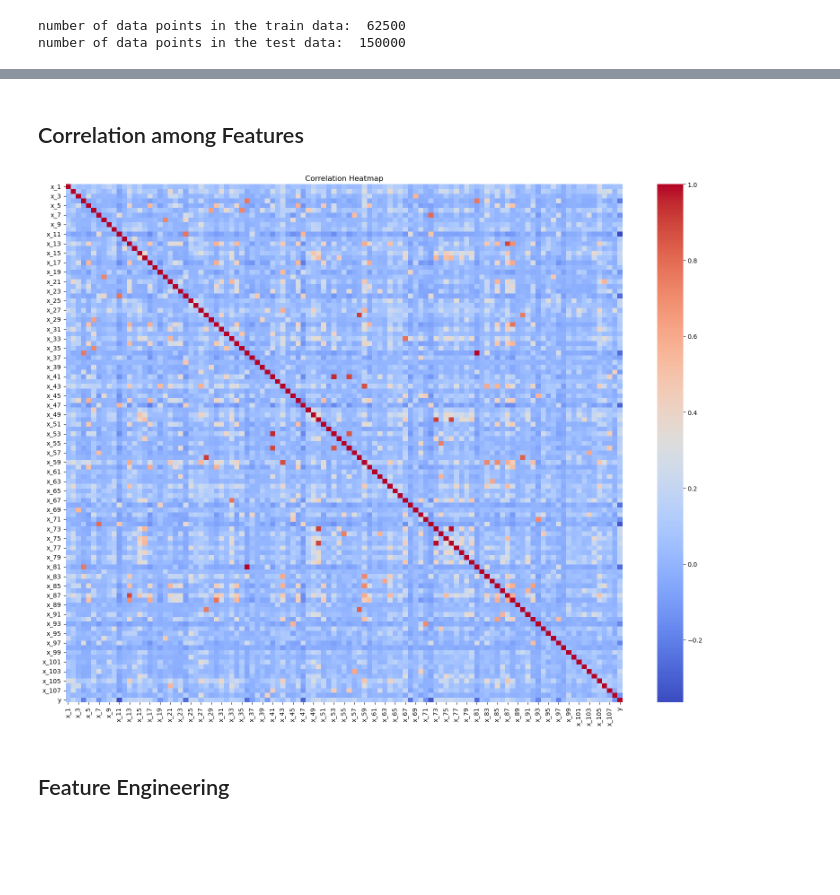
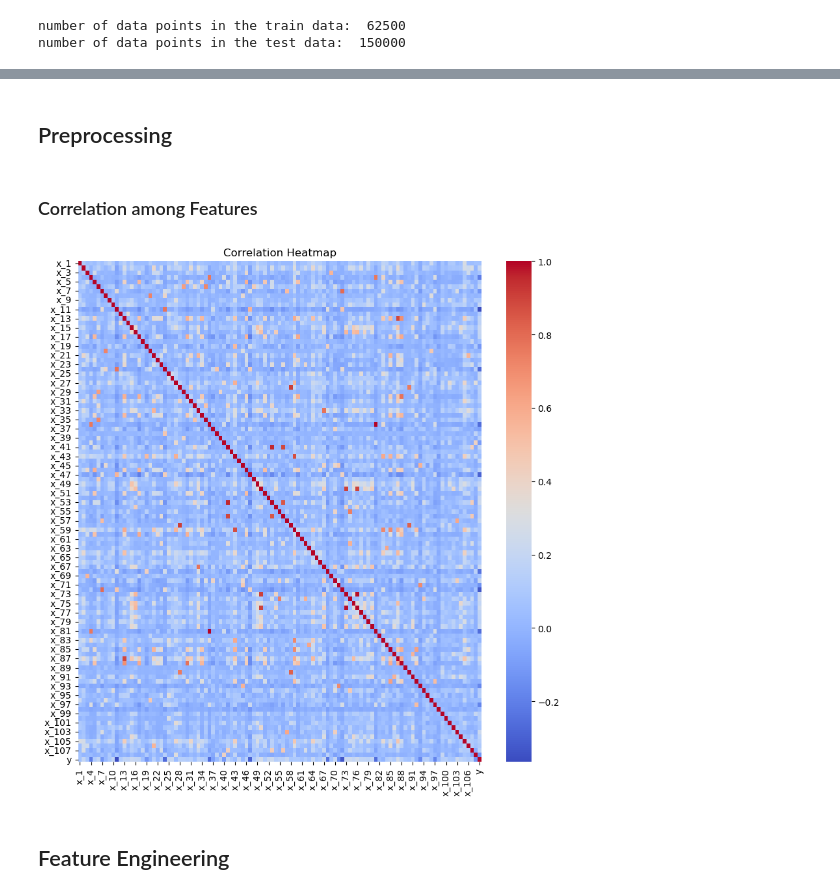
Before and after one commit to stopdemir/Machine-Learning-Study, a Jupyter notebook: SWC.ipynb, the cells around one changed output, grey strips where cells are left out. Cells and saved outputs as stored; diff of their text form; code cells hidden in the pictures; blank space fills up the shorter version.

```diff
--- a/SWC.ipynb
+++ b/SWC.ipynb
@@ -51,19 +45,21 @@ test_data.head(5)
+# %% [markdown]
+## Preprocessing
 # %% [markdown]
-## Correlation among Features
+### Correlation among Features
 # %%
 corr_matrix = train_data.corr()
 
-plt.figure(figsize=(20, 15))
+plt.figure(figsize=(10, 10))
 
 sns.heatmap(corr_matrix, annot=False, cmap='coolwarm')
 
 # Set the title
 plt.title('Correlation Heatmap')
 
 # Show the plot
 plt.show()
 # %% [output]
-[figure, old version]
+[figure, new version]
 # %% [markdown]
 ## Feature Engineering
 # %% [markdown]
```
Also changed, not shown: parts of 26 cells of this notebook.
